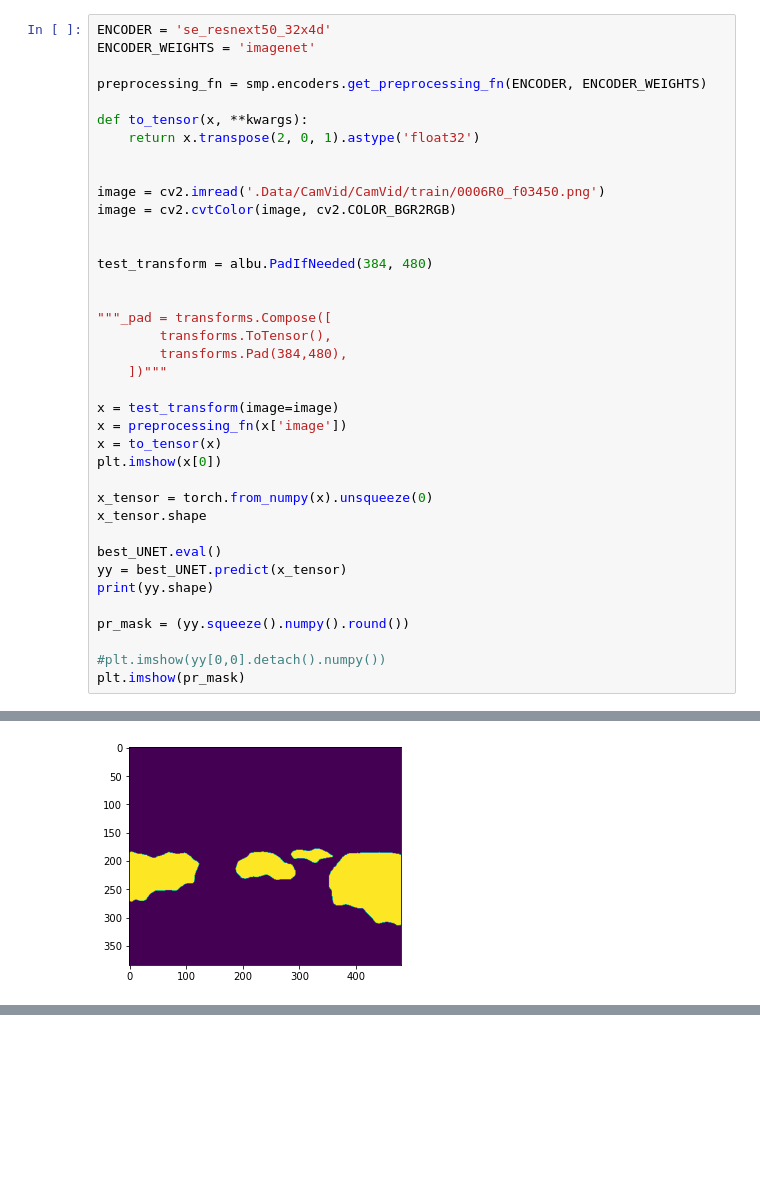
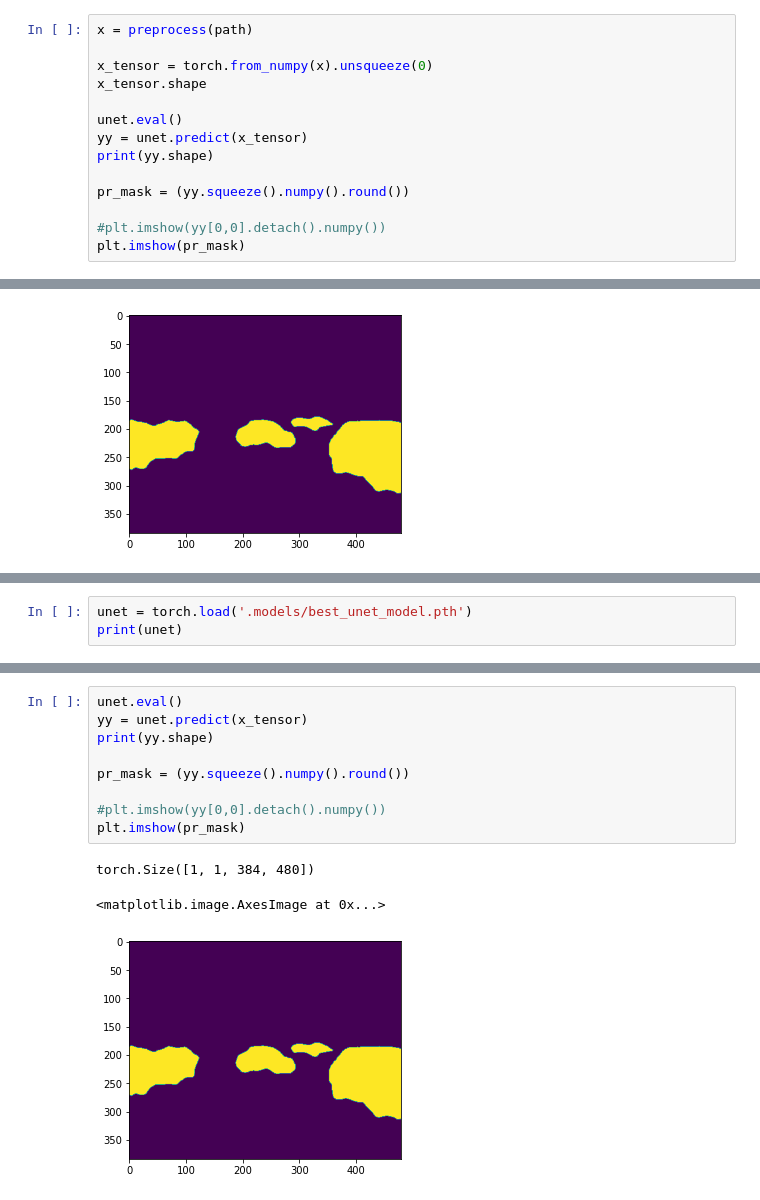
Before and after one commit to yusuftengriverdi/experiments_with_pytorch, a Jupyter notebook: Unet_Layers_impact.ipynb, the cells around one changed output, grey strips where cells are left out. Drawn from its saved outputs; the diff is of its cells as text; blank space fills up the shorter version.

```diff
--- a/Unet_Layers_impact.ipynb
+++ b/Unet_Layers_impact.ipynb
@@ -410,37 +300,13 @@ Unet(
   )
 )
 # %%
-ENCODER = 'se_resnext50_32x4d'
-ENCODER_WEIGHTS = 'imagenet'
-
-preprocessing_fn = smp.encoders.get_preprocessing_fn(ENCODER, ENCODER_WEIGHTS)
-
-def to_tensor(x, **kwargs):
-    return x.transpose(2, 0, 1).astype('float32')
-
-
-image = cv2.imread('.Data/CamVid/CamVid/train/0006R0_f03450.png')
-image = cv2.cvtColor(image, cv2.COLOR_BGR2RGB)
-
-
-test_transform = albu.PadIfNeeded(384, 480)
-
-
-"""_pad = transforms.Compose([
-        transforms.ToTensor(),
-        transforms.Pad(384,480),
-    ])"""
-
-x = test_transform(image=image)
-x = preprocessing_fn(x['image'])
-x = to_tensor(x)
-plt.imshow(x[0])
+x = preprocess(path)
 
 x_tensor = torch.from_numpy(x).unsqueeze(0)
 x_tensor.shape
 
-best_UNET.eval()
-yy = best_UNET.predict(x_tensor)
+unet.eval()
+yy = unet.predict(x_tensor)
 print(yy.shape)
 
 pr_mask = (yy.squeeze().numpy().round())
@@ -453,0 +337,3 @@ torch.Size([1, 1, 384, 480])
+# %%
+unet = torch.load('.models/best_unet_model.pth')
+print(unet)
@@ -453,0 +358,13 @@ torch.Size([1, 1, 384, 480])
+# %%
+unet.eval()
+yy = unet.predict(x_tensor)
+print(yy.shape)
+
+pr_mask = (yy.squeeze().numpy().round())
+
+#plt.imshow(yy[0,0].detach().numpy())
+plt.imshow(pr_mask)
+# %% [output]
+torch.Size([1, 1, 384, 480])
+<matplotlib.image.AxesImage at 0x...>
+[figure, added]
```
Also changed, not shown: parts of 47 cells of this notebook.
